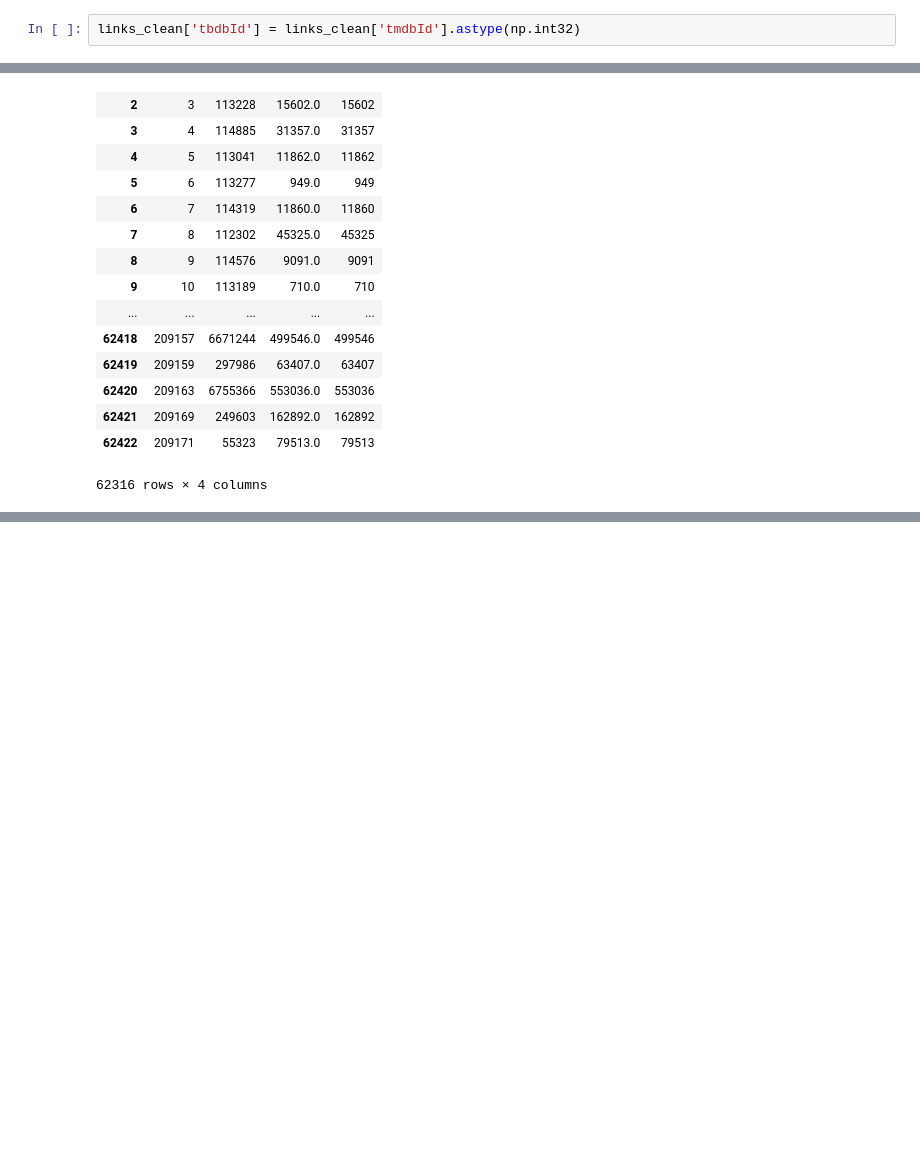
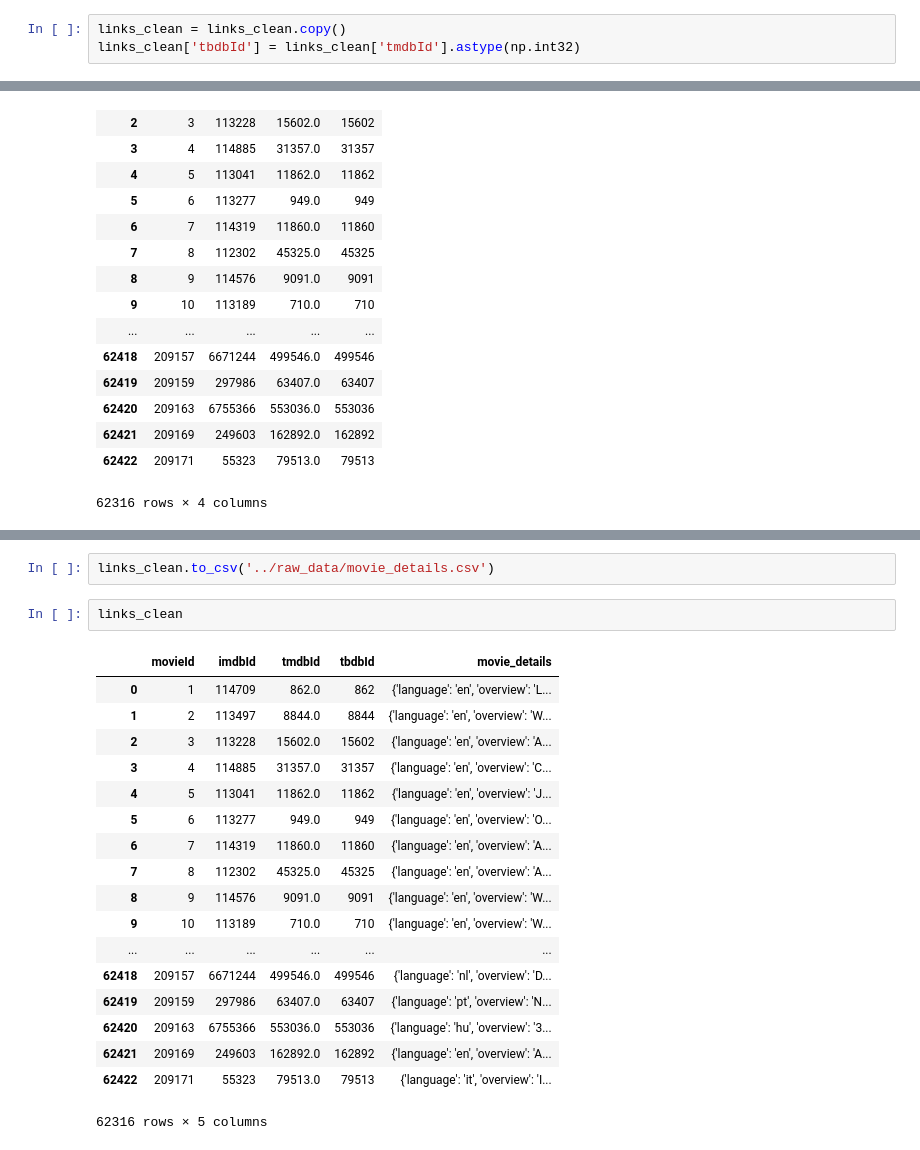
Before and after one commit to joaquim-oliveira-neto/rogue, a Jupyter notebook: notebooks/bmadureira-exploration.ipynb, the cells around one changed output, grey strips where cells are left out. Saved outputs shown, nothing was run; the diff lists cells and outputs as text; blank space fills up the shorter version.

Commit message:
function to get movie details working fine - 24/11

```diff
--- a/notebooks/bmadureira-exploration.ipynb
+++ b/notebooks/bmadureira-exploration.ipynb
@@ -356,4 +359,5 @@ links_clean.shape
 # %% [markdown]
 ![image.png](attachment:image.png)
 # %%
+links_clean = links_clean.copy()
 links_clean['tbdbId'] = links_clean['tmdbId'].astype(np.int32)
@@ -388,0 +405,23 @@ links_clean['movie_details'] = links_clean['tbdbId'].apply(api_detail)
+# %%
+links_clean.to_csv('../raw_data/movie_details.csv')
+# %%
+links_clean
+# %% [output]
+|  | movieId | imdbId | tmdbId | tbdbId | movie_details |
+| 0 | 1 | 114709 | 862.0 | 862 | {'language': 'en', 'overview': 'L... |
+| 1 | 2 | 113497 | 8844.0 | 8844 | {'language': 'en', 'overview': 'W... |
+| 2 | 3 | 113228 | 15602.0 | 15602 | {'language': 'en', 'overview': 'A... |
+| 3 | 4 | 114885 | 31357.0 | 31357 | {'language': 'en', 'overview': 'C... |
+| 4 | 5 | 113041 | 11862.0 | 11862 | {'language': 'en', 'overview': 'J... |
+| 5 | 6 | 113277 | 949.0 | 949 | {'language': 'en', 'overview': 'O... |
+| 6 | 7 | 114319 | 11860.0 | 11860 | {'language': 'en', 'overview': 'A... |
+| 7 | 8 | 112302 | 45325.0 | 45325 | {'language': 'en', 'overview': 'A... |
+| 8 | 9 | 114576 | 9091.0 | 9091 | {'language': 'en', 'overview': 'W... |
+| 9 | 10 | 113189 | 710.0 | 710 | {'language': 'en', 'overview': 'W... |
+| ... | ... | ... | ... | ... | ... |
+| 62418 | 209157 | 6671244 | 499546.0 | 499546 | {'language': 'nl', 'overview': 'D... |
+| 62419 | 209159 | 297986 | 63407.0 | 63407 | {'language': 'pt', 'overview': 'N... |
+| 62420 | 209163 | 6755366 | 553036.0 | 553036 | {'language': 'hu', 'overview': '3... |
+| 62421 | 209169 | 249603 | 162892.0 | 162892 | {'language': 'en', 'overview': 'A... |
+| 62422 | 209171 | 55323 | 79513.0 | 79513 | {'language': 'it', 'overview': 'I... |
+62316 rows × 5 columns
```
Also changed, not shown: parts of 3 cells of this notebook, 1 other file.
